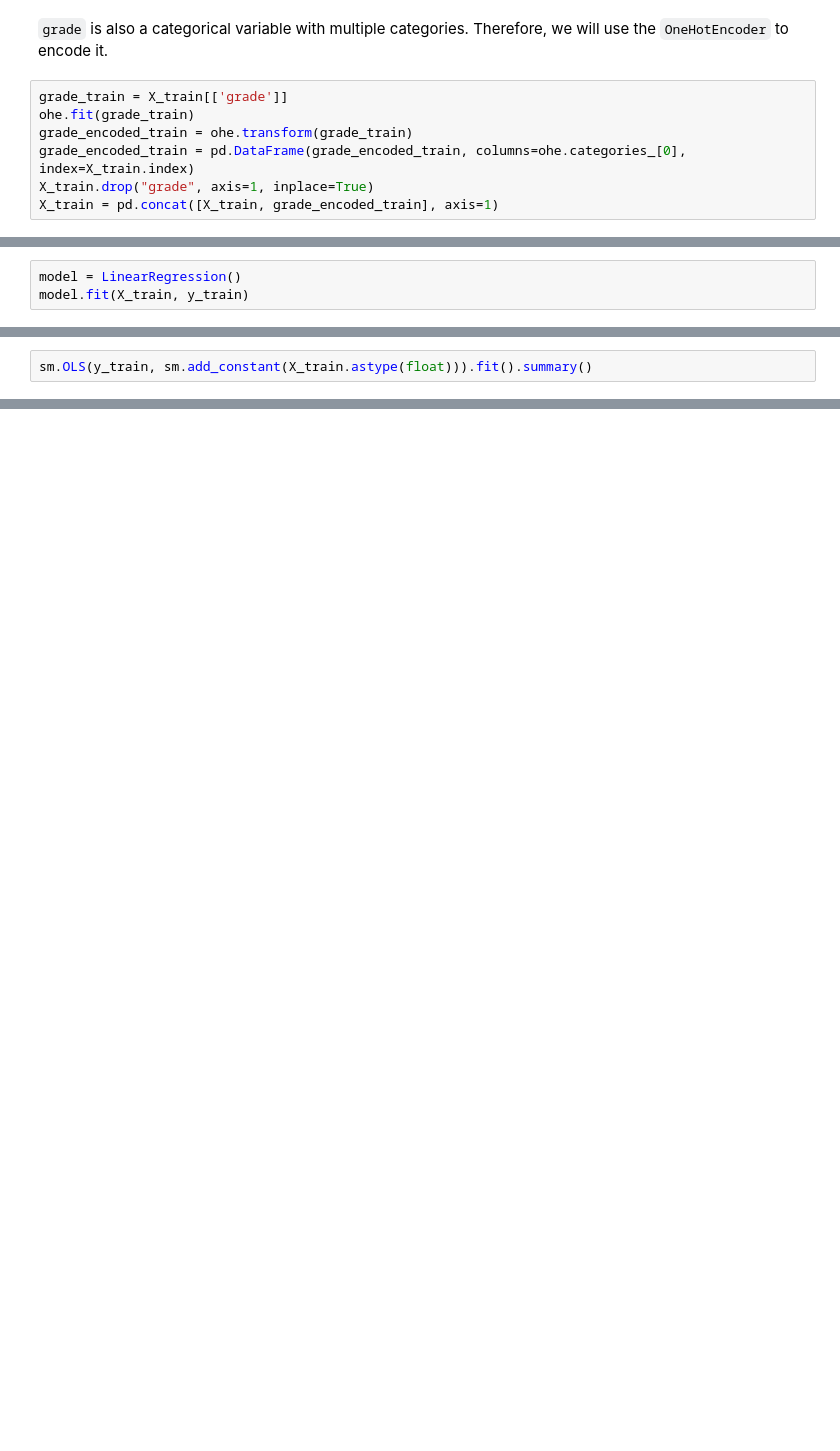
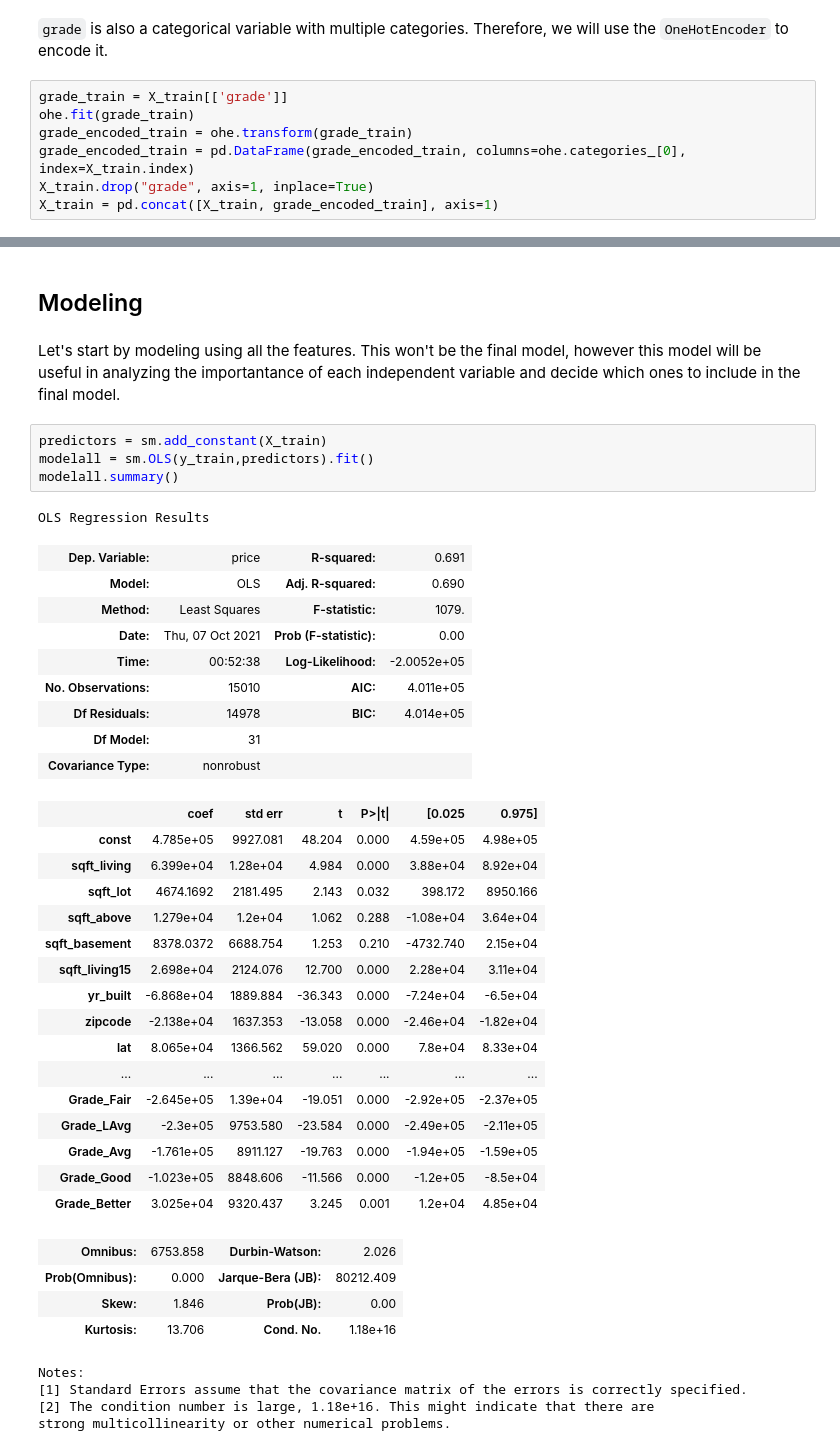
Before and after one commit to theobigdog/DS_083021_Phase2_Project, a Jupyter notebook: IndividualJupyters/High_end_edits.ipynb, the cells around one changed output, grey strips where cells are left out. Saved outputs shown, nothing was run; the diff lists cells and outputs as text; blank space fills up the shorter version.

```diff
--- a/IndividualJupyters/High_end_edits.ipynb
+++ b/IndividualJupyters/High_end_edits.ipynb
@@ -414,3 +405,0 @@ dtype: float64
-# %%
-model = LinearRegression()
-model.fit(X_train, y_train)
@@ -756,2 +405,0 @@ Validation score: 0.3627167905894609
-# %%
-sm.OLS(y_train, sm.add_constant(X_train.astype(float))).fit().summary()
@@ -1000,0 +455,43 @@ pd.Series(vif, index=rename_drop.columns, name = "Variance Inflation Factor")
+# %% [markdown]
+## Modeling
+# %% [markdown]
+Let's start by modeling using all the features. This won't be the final model, however this model will be useful in analyzing the importantance of each independent variable and decide which ones to include in the final model.
+# %%
+predictors = sm.add_constant(X_train)
+modelall = sm.OLS(y_train,predictors).fit()
+modelall.summary()
+# %% [output]
+OLS Regression Results
+| Dep. Variable: | price | R-squared: | 0.691 |
+| Model: | OLS | Adj. R-squared: | 0.690 |
+| Method: | Least Squares | F-statistic: | 1079. |
+| Date: | Thu, 07 Oct 2021 | Prob (F-statistic): | 0.00 |
+| Time: | 00:52:38 | Log-Likelihood: | -2.0052e+05 |
+| No. Observations: | 15010 | AIC: | 4.011e+05 |
+| Df Residuals: | 14978 | BIC: | 4.014e+05 |
+| Df Model: | 31 |  |  |
+| Covariance Type: | nonrobust |  |  |
+|  | coef | std err | t | P>|t| | [0.025 | 0.975] |
+| const | 4.785e+05 | 9927.081 | 48.204 | 0.000 | 4.59e+05 | 4.98e+05 |
+| sqft_living | 6.399e+04 | 1.28e+04 | 4.984 | 0.000 | 3.88e+04 | 8.92e+04 |
+| sqft_lot | 4674.1692 | 2181.495 | 2.143 | 0.032 | 398.172 | 8950.166 |
+| sqft_above | 1.279e+04 | 1.2e+04 | 1.062 | 0.288 | -1.08e+04 | 3.64e+04 |
+| sqft_basement | 8378.0372 | 6688.754 | 1.253 | 0.210 | -4732.740 | 2.15e+04 |
+| sqft_living15 | 2.698e+04 | 2124.076 | 12.700 | 0.000 | 2.28e+04 | 3.11e+04 |
+| yr_built | -6.868e+04 | 1889.884 | -36.343 | 0.000 | -7.24e+04 | -6.5e+04 |
+| zipcode | -2.138e+04 | 1637.353 | -13.058 | 0.000 | -2.46e+04 | -1.82e+04 |
+| lat | 8.065e+04 | 1366.562 | 59.020 | 0.000 | 7.8e+04 | 8.33e+04 |
+| ... | ... | ... | ... | ... | ... | ... |
+| Grade_Fair | -2.645e+05 | 1.39e+04 | -19.051 | 0.000 | -2.92e+05 | -2.37e+05 |
+| Grade_LAvg | -2.3e+05 | 9753.580 | -23.584 | 0.000 | -2.49e+05 | -2.11e+05 |
+| Grade_Avg | -1.761e+05 | 8911.127 | -19.763 | 0.000 | -1.94e+05 | -1.59e+05 |
+| Grade_Good | -1.023e+05 | 8848.606 | -11.566 | 0.000 | -1.2e+05 | -8.5e+04 |
+| Grade_Better | 3.025e+04 | 9320.437 | 3.245 | 0.001 | 1.2e+04 | 4.85e+04 |
+| Omnibus: | 6753.858 | Durbin-Watson: | 2.026 |
+| Prob(Omnibus): | 0.000 | Jarque-Bera (JB): | 80212.409 |
+| Skew: | 1.846 | Prob(JB): | 0.00 |
+| Kurtosis: | 13.706 | Cond. No. | 1.18e+16 |
+Notes:
+[1] Standard Errors assume that the covariance matrix of the errors is correctly specified.
+[2] The condition number is large, 1.18e+16. This might indicate that there are
+strong multicollinearity or other numerical problems.
```
Also changed, not shown: parts of 157 cells of this notebook.
